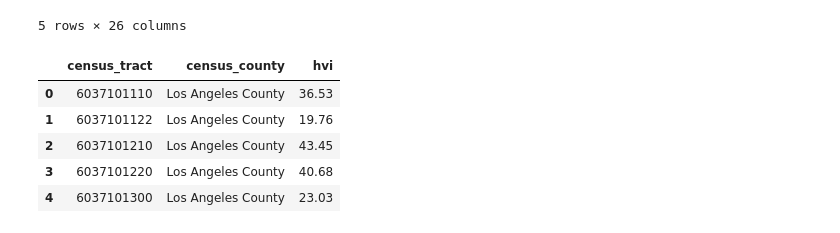
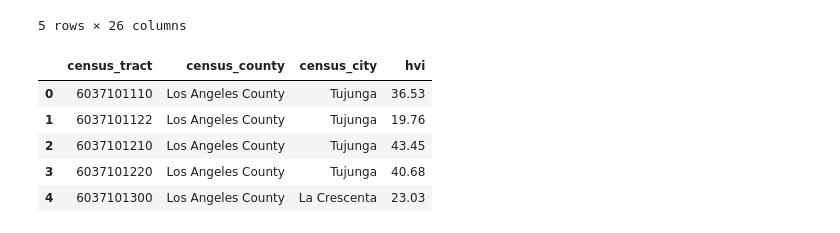
Before and after one commit to danielqhtruong/MATH497_Research_TDA, a Jupyter notebook: EDA/HVI_LACounty.ipynb, the cells around one changed output. Saved outputs shown, nothing was run; the diff lists cells and outputs as text; code cells hidden in the pictures.

```diff
--- a/EDA/HVI_LACounty.ipynb
+++ b/EDA/HVI_LACounty.ipynb
@@ -14,15 +14,16 @@ hvi_df.head()
 | 4 | 6037101300 | Los Angeles County | La Crescenta | 23.03 | 2.50 | 10.10 | ... |
 5 rows × 26 columns
 # %%
-hvi_df = hvi_df[["census_tract", "census_county", "heat_health_action_index"]].copy()
+hvi_df = hvi_df[["census_tract", "census_county","census_city", "heat_health_action_index"]].copy()
 hvi_df = hvi_df.rename(columns={"heat_health_action_index": "hvi"})
+hvi_df.dropna(subset=['hvi'], inplace=True)
 hvi_df.head()
 # %% [output]
-|  | census_tract | census_county | hvi |
-| 0 | 6037101110 | Los Angeles County | 36.53 |
-| 1 | 6037101122 | Los Angeles County | 19.76 |
-| 2 | 6037101210 | Los Angeles County | 43.45 |
-| 3 | 6037101220 | Los Angeles County | 40.68 |
-| 4 | 6037101300 | Los Angeles County | 23.03 |
+|  | census_tract | census_county | census_city | hvi |
+| 0 | 6037101110 | Los Angeles County | Tujunga | 36.53 |
+| 1 | 6037101122 | Los Angeles County | Tujunga | 19.76 |
+| 2 | 6037101210 | Los Angeles County | Tujunga | 43.45 |
+| 3 | 6037101220 | Los Angeles County | Tujunga | 40.68 |
+| 4 | 6037101300 | Los Angeles County | La Crescenta | 23.03 |
 # %%
 hvi_df.to_csv("../data/HVI_LACounty.csv", index=False)
```
Also changed, not shown: parts of 7 cells of this notebook, 3 other files.
